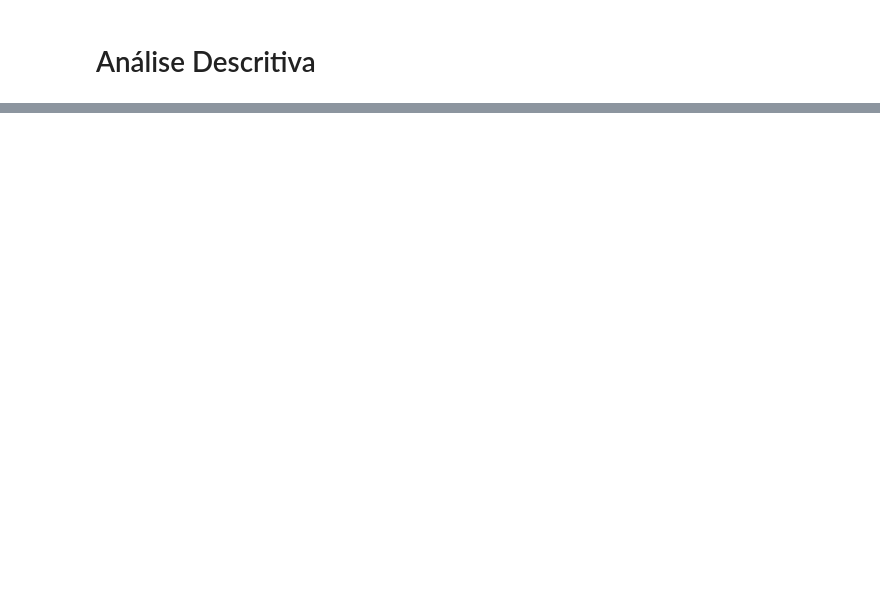
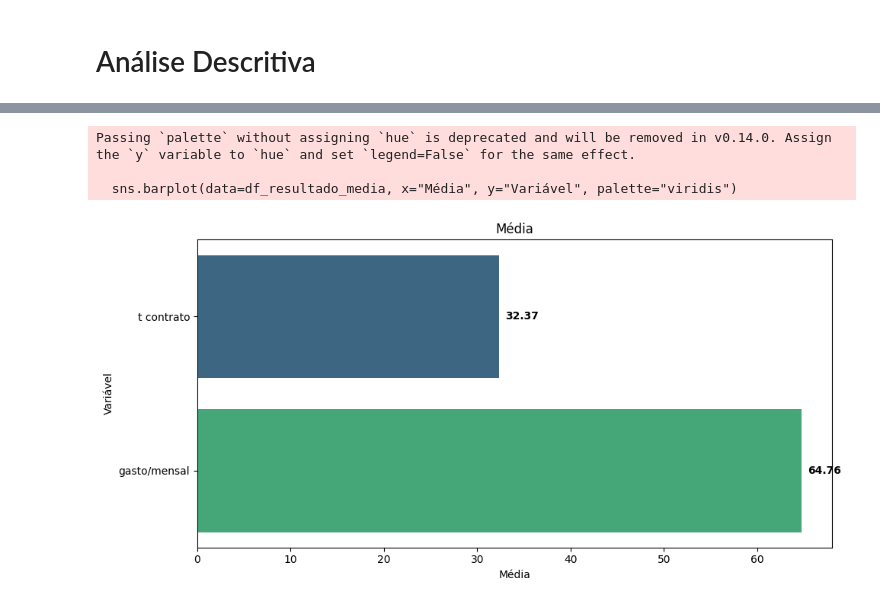
Before and after one commit to DuillesAD/Challenge-Telecon-X-analise-de-dados, a Jupyter notebook: Challenge_Telecon_X_analise_de_dados.ipynb, the cells around one changed output, grey strips where cells are left out. Cells and saved outputs as stored; diff of their text form; code cells hidden in the pictures; blank space fills up the shorter version.

```diff
--- a/Challenge_Telecon_X_analise_de_dados.ipynb
+++ b/Challenge_Telecon_X_analise_de_dados.ipynb
@@ -198,0 +186,33 @@ dtype: float64
+# %%
+# Criando análise de média com algumas colunas
+df_media_cout = ["t contrato", "gasto/mensal"]
+
+media = df[df_media_cout].mean().round(2)
+
+# Criando dataframe com resultados
+df_resultado_media = pd.DataFrame({
+    "Variável": media.index,
+    "Média": media.values,
+
+})
+
+
+# Plotando gráfico horizontal
+plt.figure(figsize=(10, 5))
+sns.barplot(data=df_resultado_media, x="Média", y="Variável", palette="viridis")
+
+# Adiciona os valores no final das barras
+for index, row in df_resultado_media.iterrows():
+    plt.text(row["Média"] + max(df_resultado_media["Média"])*0.01, index, f'{row["Média"]:.2f}',
+             va='center', fontsize=10, fontweight='bold')
+
+plt.title("Média")
+plt.xlabel("Média")
+plt.ylabel("Variável")
+plt.tight_layout()
+plt.show()
+# %% [output]
+Passing `palette` without assigning `hue` is deprecated and will be removed in v0.14.0. Assign the `y` variable to `hue` and set `legend=False` for the same effect.
+
+  sns.barplot(data=df_resultado_media, x="Média", y="Variável", palette="viridis")
+[figure, added]
```
Also changed, not shown: parts of 6 cells of this notebook.
